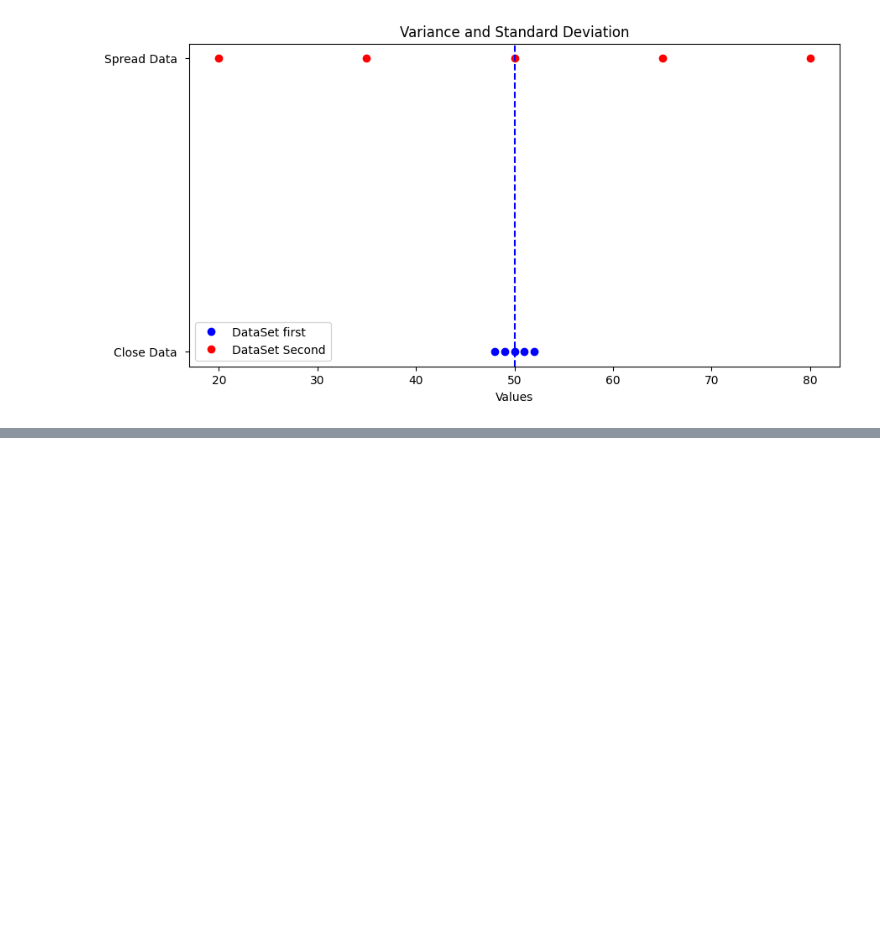
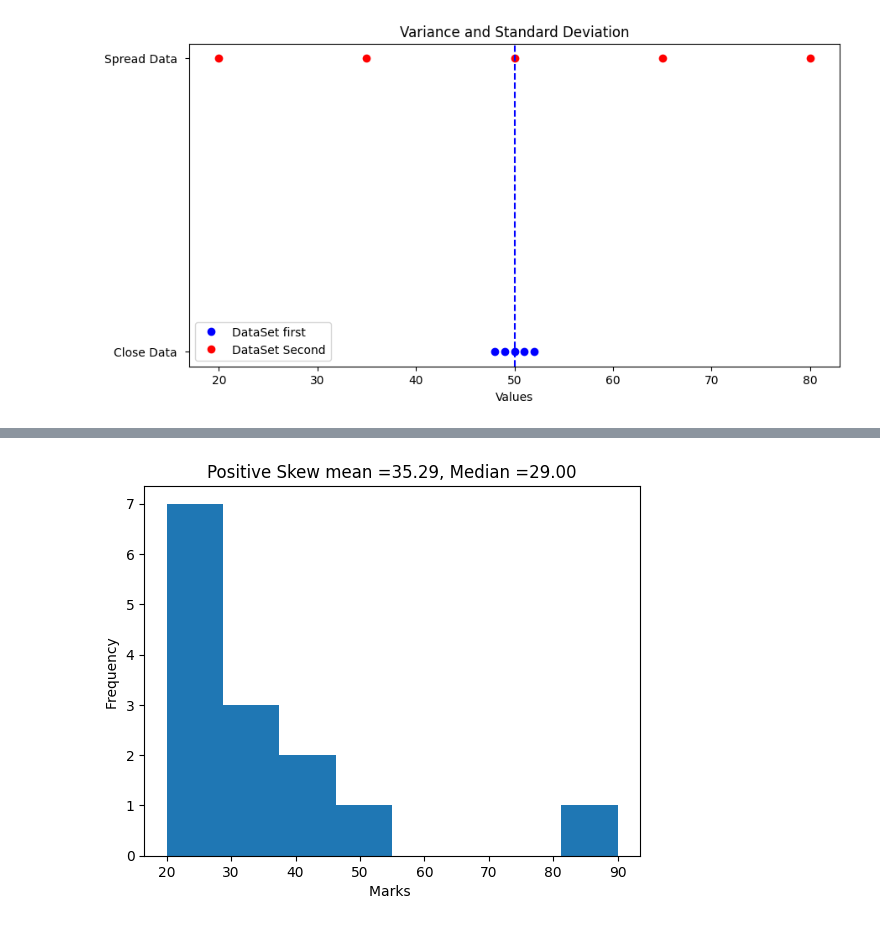
Before and after one commit to priyvrat3005/DataScience_SVCE, a Jupyter notebook: EDA.ipynb, the cells around one changed output, grey strips where cells are left out. Cells and saved outputs as stored; diff of their text form; code cells hidden in the pictures; blank space fills up the shorter version.

```diff
--- a/EDA.ipynb
+++ b/EDA.ipynb
@@ -116,0 +167,9 @@ plt.show()
+# %%
+plt.hist(data,bins=8)
+plt.title(f"Positive Skew mean ={mean:.2f}, Median ={median:.2f}")
+plt.xlabel("Marks ")
+plt.ylabel("Frequency ")
+
+plt.show()
+# %% [output]
+[figure, added]
```
Also changed, not shown: parts of 6 cells of this notebook.
